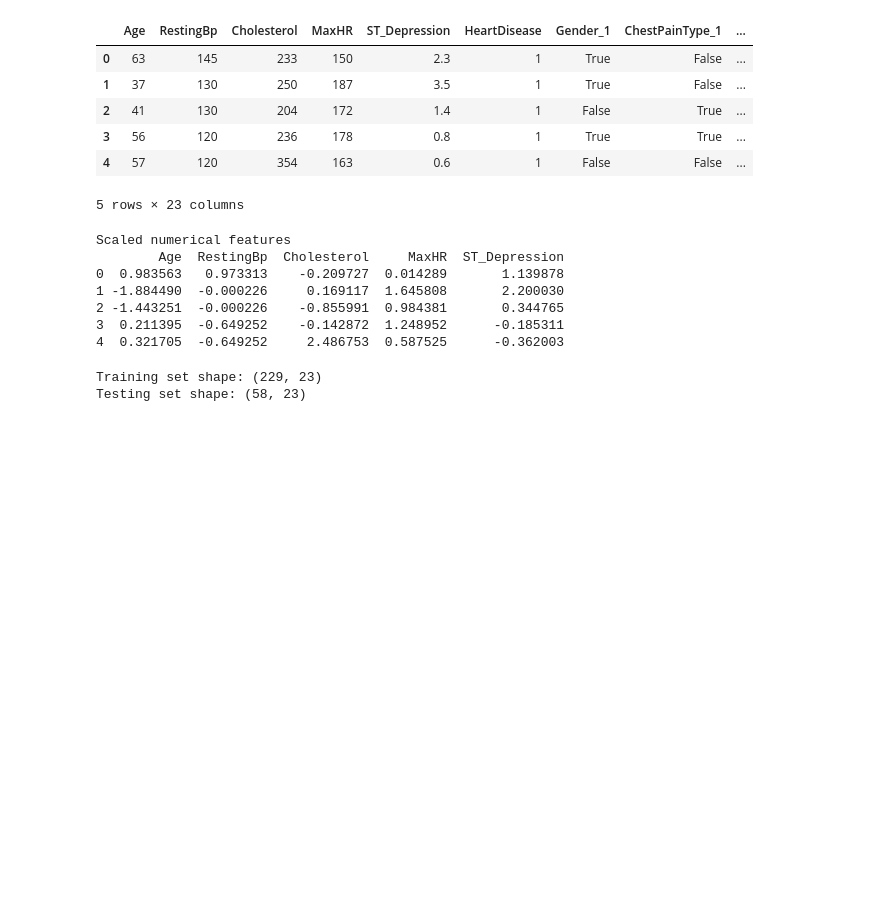
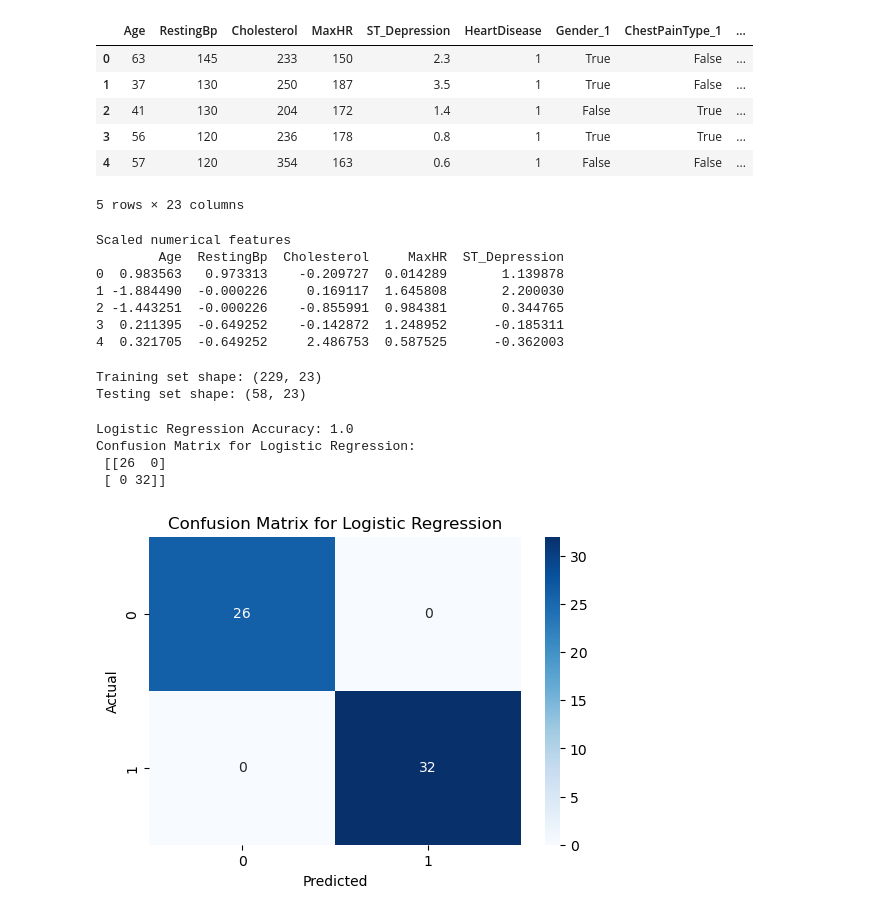
Before and after one commit to WDCNelushan/Heart-Disease-Prediction-System, a Jupyter notebook: heart_disease.ipynb, the cells around one changed output. Drawn from its saved outputs; the diff is of its cells as text; code cells hidden in the pictures; blank space fills up the shorter version.

Commit message:
Completed the model creation and evaluation

```diff
--- a/heart_disease.ipynb
+++ b/heart_disease.ipynb
@@ -283,3 +283,32 @@ print("Testing set shape:", X_test.shape)
 # %% [output]
 Training set shape: (229, 23)
 Testing set shape: (58, 23)
+# %%
+# Model Training and Evaluation
+
+from sklearn.linear_model import LogisticRegression
+from sklearn.ensemble import RandomForestClassifier
+from sklearn.metrics import accuracy_score, confusion_matrix, classification_report
+
+# Logistic Regression Model
+log_rg = LogisticRegression()
+log_rg.fit(X_train, y_train)
+y_pred_log = log_rg.predict(X_test)
+accuracy_log = accuracy_score(y_test, y_pred_log)
+print("Logistic Regression Accuracy:", accuracy_log)
+cm_log_rg = confusion_matrix(y_test, y_pred_log)
+print("Confusion Matrix for Logistic Regression:\n", cm_log_rg)
+# %% [output]
+Logistic Regression Accuracy: 1.0
+Confusion Matrix for Logistic Regression:
+ [[26  0]
+ [ 0 32]]
+# %%
+plt.figure(figsize=(6, 4))
+sns.heatmap(cm_log_rg, annot=True, fmt='d', cmap='Blues')
+plt.title('Confusion Matrix for Logistic Regression')
+plt.xlabel('Predicted')
+plt.ylabel('Actual')
+plt.show()
+# %% [output]
+[figure, added]
```
Also changed, not shown: parts of 4 cells of this notebook, 1 other file.
